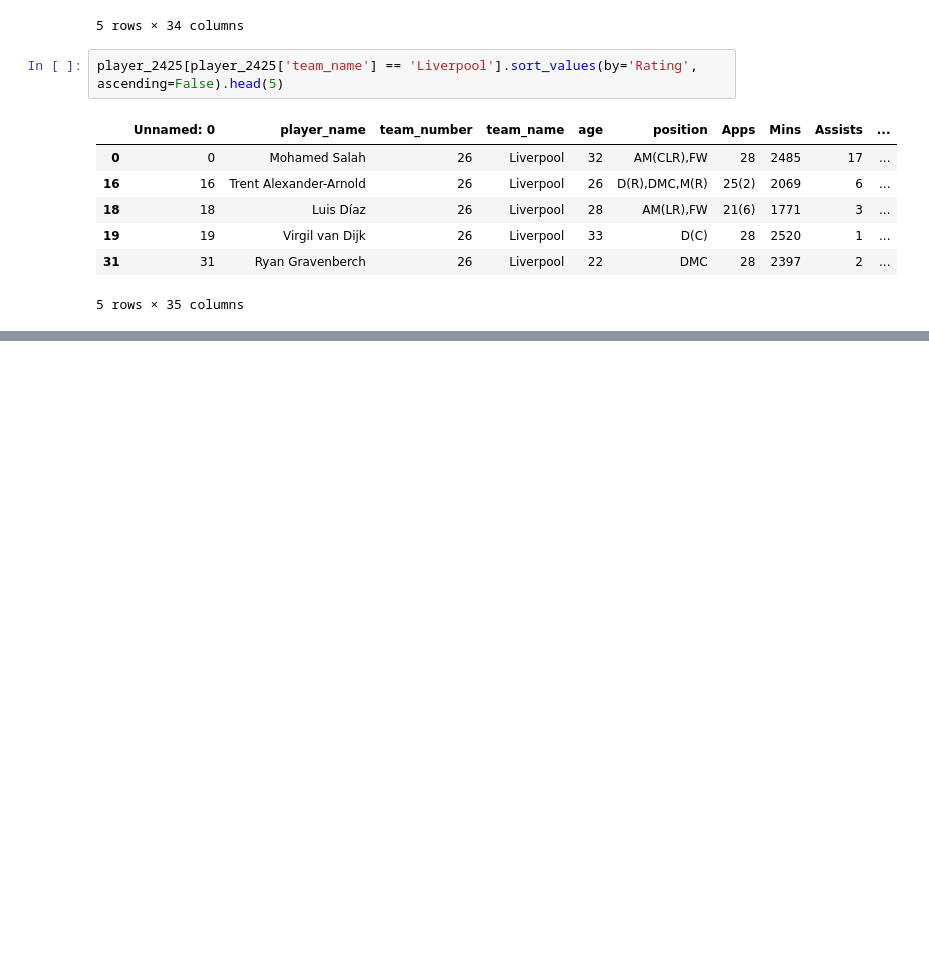
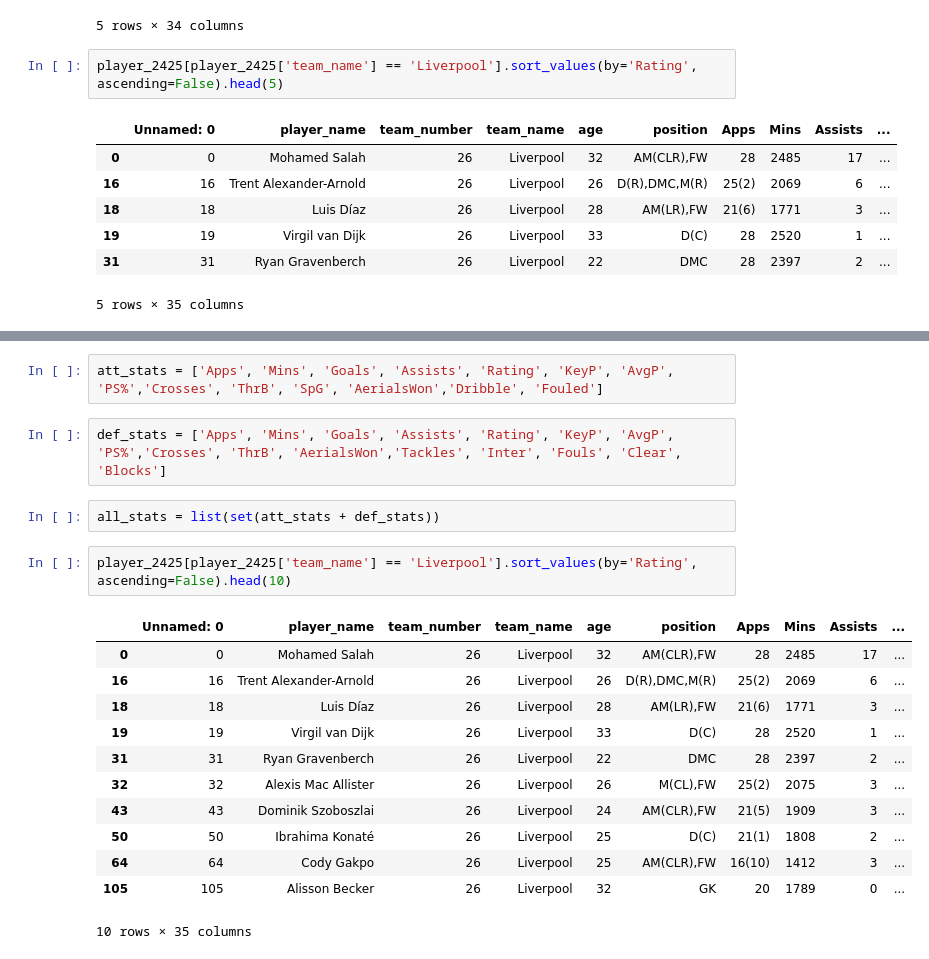
Before and after one commit to jmlee8939/Klopp-vs-Slot, a Jupyter notebook: note.ipynb, the cells around one changed output, grey strips where cells are left out. Saved outputs shown, nothing was run; the diff lists cells and outputs as text; blank space fills up the shorter version.

```diff
--- a/note.ipynb
+++ b/note.ipynb
@@ -607,0 +647,21 @@ player_2425[player_2425['team_name'] == 'Liverpool'].sort_values(by='Rating', as
+# %%
+att_stats = ['Apps', 'Mins', 'Goals', 'Assists', 'Rating', 'KeyP', 'AvgP', 'PS%','Crosses', 'ThrB', 'SpG', 'AerialsWon','Dribble', 'Fouled']
+# %%
+def_stats = ['Apps', 'Mins', 'Goals', 'Assists', 'Rating', 'KeyP', 'AvgP', 'PS%','Crosses', 'ThrB', 'AerialsWon','Tackles', 'Inter', 'Fouls', 'Clear', 'Blocks']
+# %%
+all_stats = list(set(att_stats + def_stats))
+# %%
+player_2425[player_2425['team_name'] == 'Liverpool'].sort_values(by='Rating', ascending=False).head(10)
+# %% [output]
+|  | Unnamed: 0 | player_name | team_number | team_name | age | position | Apps | Mins | Assists | ... |
+| 0 | 0 | Mohamed Salah | 26 | Liverpool | 32 | AM(CLR),FW | 28 | 2485 | 17 | ... |
+| 16 | 16 | Trent Alexander-Arnold | 26 | Liverpool | 26 | D(R),DMC,M(R) | 25(2) | 2069 | 6 | ... |
+| 18 | 18 | Luis Díaz | 26 | Liverpool | 28 | AM(LR),FW | 21(6) | 1771 | 3 | ... |
+| 19 | 19 | Virgil van Dijk | 26 | Liverpool | 33 | D(C) | 28 | 2520 | 1 | ... |
+| 31 | 31 | Ryan Gravenberch | 26 | Liverpool | 22 | DMC | 28 | 2397 | 2 | ... |
+| 32 | 32 | Alexis Mac Allister | 26 | Liverpool | 26 | M(CL),FW | 25(2) | 2075 | 3 | ... |
+| 43 | 43 | Dominik Szoboszlai | 26 | Liverpool | 24 | AM(CLR),FW | 21(5) | 1909 | 3 | ... |
+| 50 | 50 | Ibrahima Konaté | 26 | Liverpool | 25 | D(C) | 21(1) | 1808 | 2 | ... |
+| 64 | 64 | Cody Gakpo | 26 | Liverpool | 25 | AM(CLR),FW | 16(10) | 1412 | 3 | ... |
+| 105 | 105 | Alisson Becker | 26 | Liverpool | 32 | GK | 20 | 1789 | 0 | ... |
+10 rows × 35 columns
```
Also changed, not shown: parts of 9 cells of this notebook.
